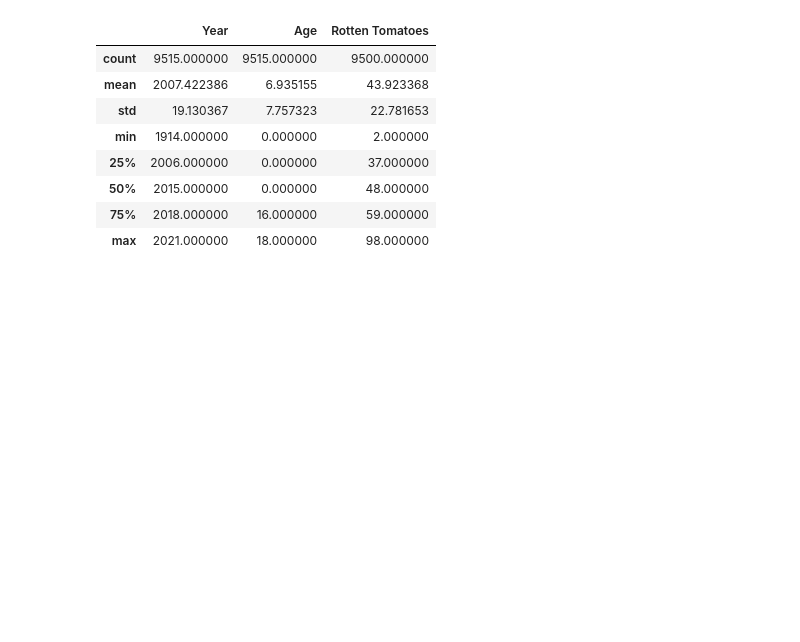
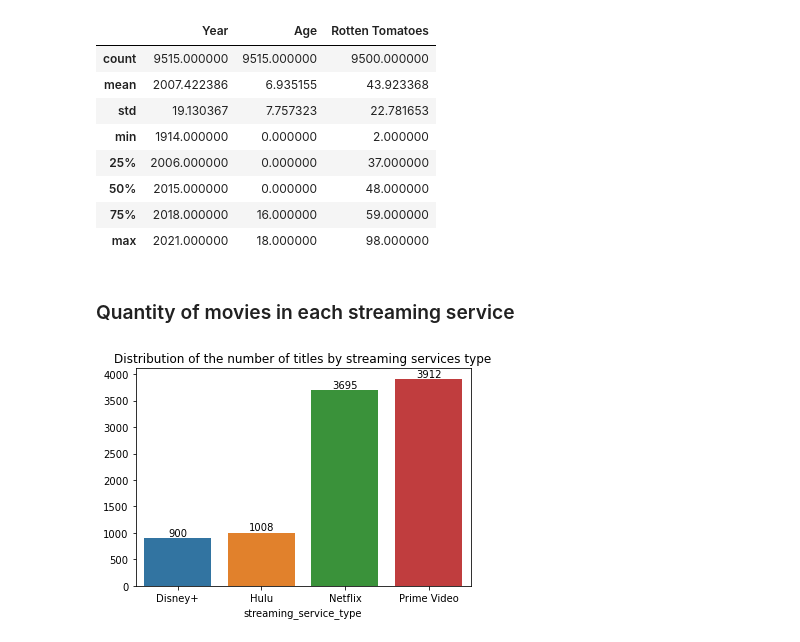
Before and after one commit to PrzemQQ/streaming_services_analyse, a Jupyter notebook: main.ipynb, the cells around one changed output. Saved outputs shown, nothing was run; the diff lists cells and outputs as text; code cells hidden in the pictures; blank space fills up the shorter version.

```diff
--- a/main.ipynb
+++ b/main.ipynb
@@ -169,3 +169,14 @@ dataset_cleaned[["Year","Age","Rotten Tomatoes"]].describe()
 | 50% | 2015.000000 | 0.000000 | 48.000000 |
 | 75% | 2018.000000 | 16.000000 | 59.000000 |
 | max | 2021.000000 | 18.000000 | 98.000000 |
+# %% [markdown]
+### Quantity of movies in each streaming service
+# %%
+grouped_quantity=dataset_cleaned.groupby("streaming_service_type",axis=0)["Title"].count()
+plt.figure()
+plt.title("Distribution of the number of titles by streaming services type") # add a subtitle to the figure
+ax = sns.barplot(x=grouped_quantity.keys(), y=[quantity for quantity in grouped_quantity]) # create a barplot of the number of titles by streaming services type
+ax.bar_label(ax.containers[0]) # add the labels to the bars
+plt.show()
+# %% [output]
+[figure, added]
```
Also changed, not shown: parts of 8 cells of this notebook.
